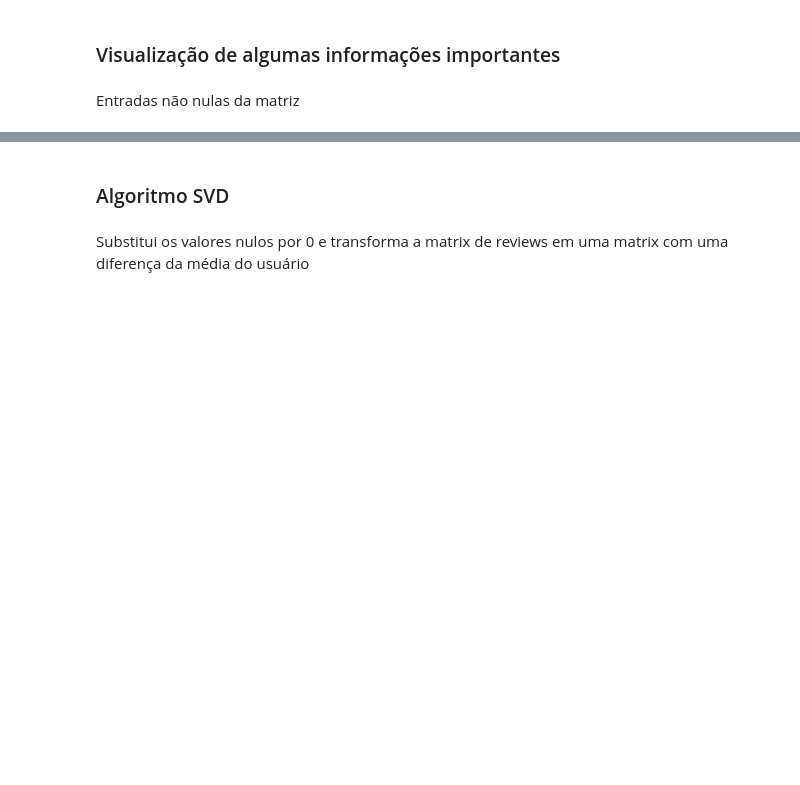
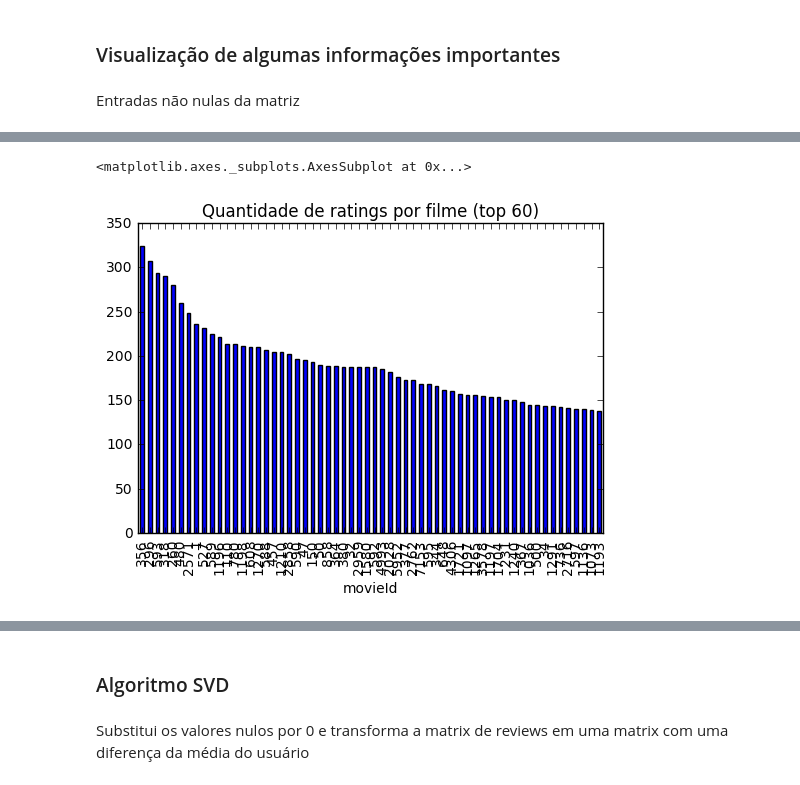
Before and after one commit to andrei258258/recommenders, a Jupyter notebook: Recommender System.ipynb, the cells around one changed output, grey strips where cells are left out. Cells and saved outputs as stored; diff of their text form; code cells hidden in the pictures; blank space fills up the shorter version.

```diff
--- a/Recommender System.ipynb
+++ b/Recommender System.ipynb
@@ -88,3 +89,8 @@ print('% entradas não nulas: {:0.4f} %'.format(100*(np.count_nonzero(R_df>0.0)/
+# %%
+R_df[R_df>0.0].count(axis = 0).sort_values(ascending= False).head(60).plot(kind='bar', title='Quantidade de ratings por filme (top 60)')
+# %% [output]
+<matplotlib.axes._subplots.AxesSubplot at 0x...>
+[figure, added]
 # %%
 R_df[R_df>0.0].count(axis = 1).sort_values(ascending= False).plot(kind='bar', title='Quantidade de ratings por usuário (geral)')
 # %% [output]
```
Also changed, not shown: parts of 21 cells of this notebook, 1 other file.
